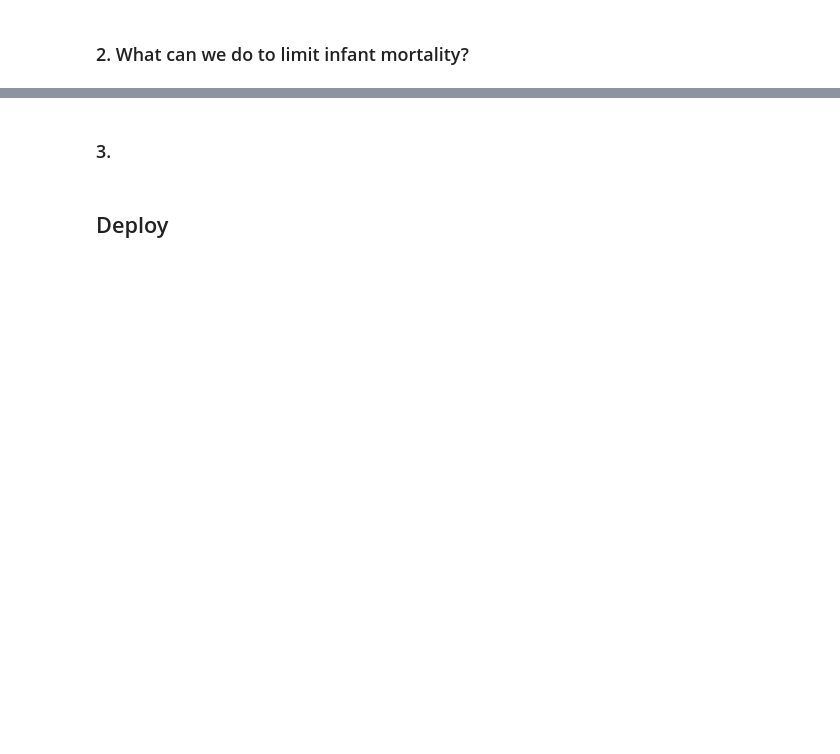
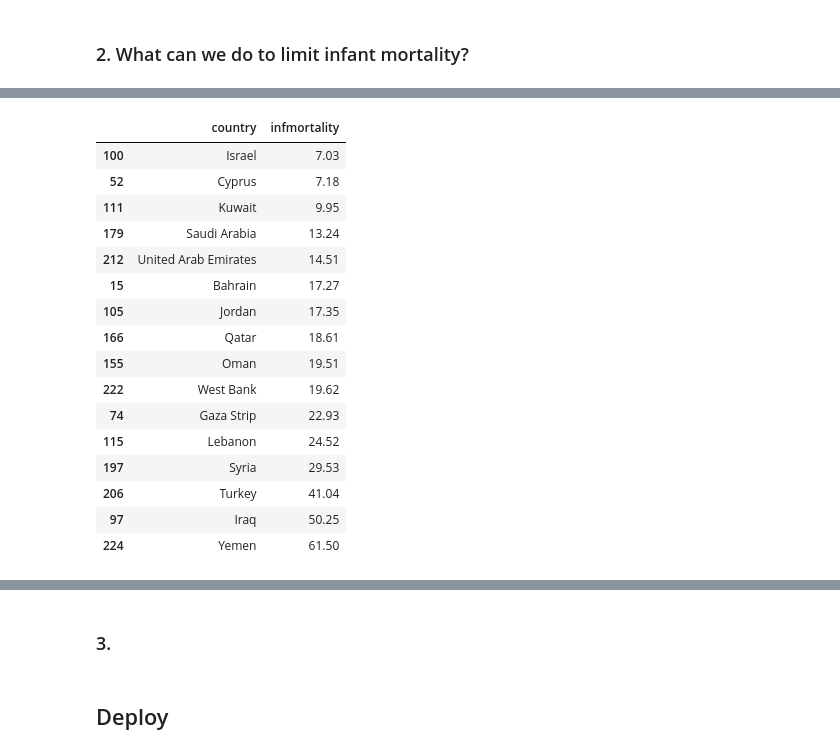
Before and after one commit to ksatola/Countries-of-the-World, a Jupyter notebook: workbook.ipynb, the cells around one changed output, grey strips where cells are left out. Cells and saved outputs as stored; diff of their text form; code cells hidden in the pictures; blank space fills up the shorter version.

```diff
--- a/workbook.ipynb
+++ b/workbook.ipynb
@@ -1506,0 +1390,20 @@ It is interesting how different regions on the same continent can be (Europe). T
+# %%
+df[df['region2'] == 'Middle East'][['country', 'infmortality']].sort_values(by=['infmortality'], ascending=True)
+# %% [output]
+|  | country | infmortality |
+| 100 | Israel | 7.03 |
+| 52 | Cyprus | 7.18 |
+| 111 | Kuwait | 9.95 |
+| 179 | Saudi Arabia | 13.24 |
+| 212 | United Arab Emirates | 14.51 |
+| 15 | Bahrain | 17.27 |
+| 105 | Jordan | 17.35 |
+| 166 | Qatar | 18.61 |
+| 155 | Oman | 19.51 |
+| 222 | West Bank | 19.62 |
+| 74 | Gaza Strip | 22.93 |
+| 115 | Lebanon | 24.52 |
+| 197 | Syria | 29.53 |
+| 206 | Turkey | 41.04 |
+| 97 | Iraq | 50.25 |
+| 224 | Yemen | 61.50 |
```
Also changed, not shown: parts of 16 cells of this notebook, 3 other files.
